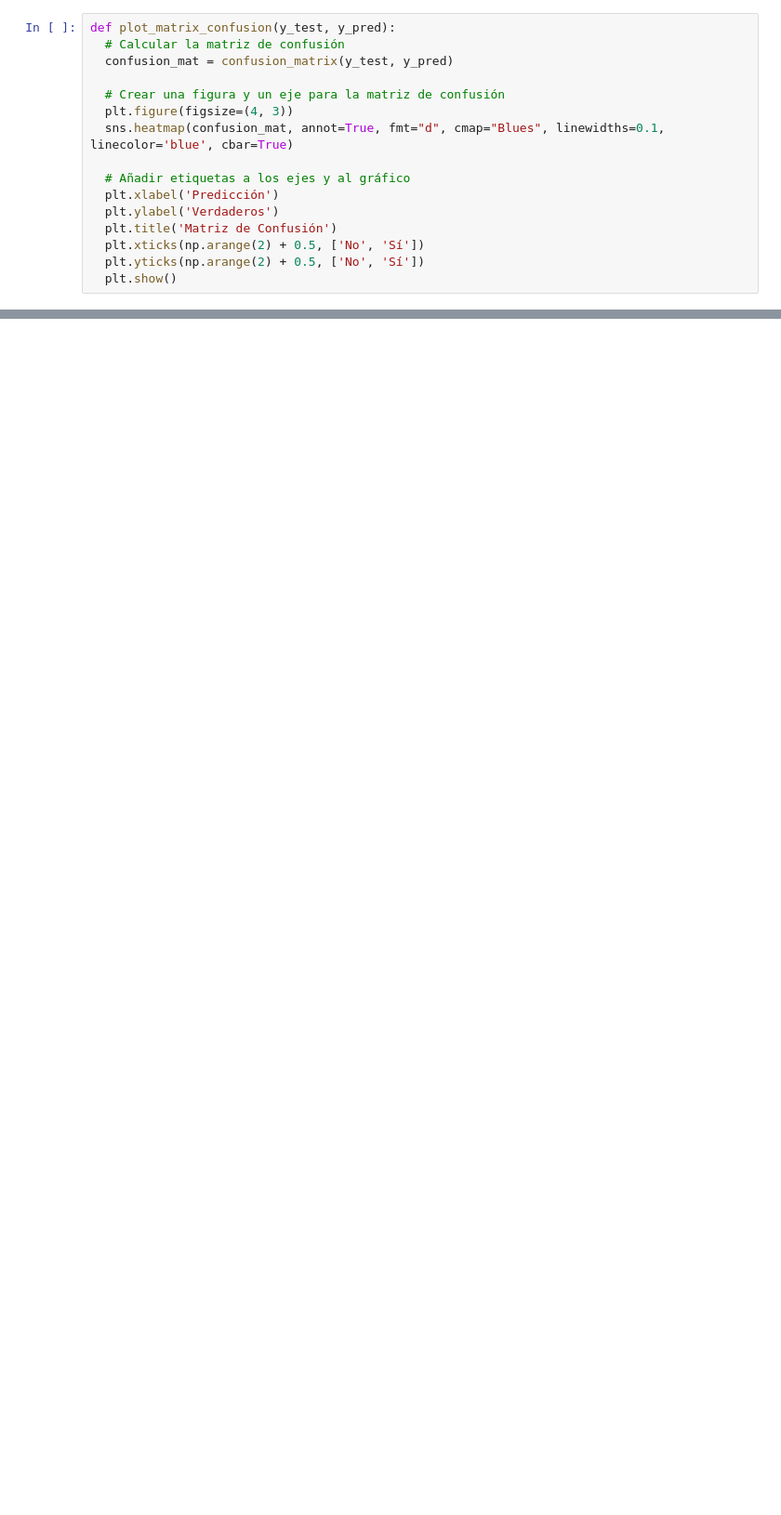
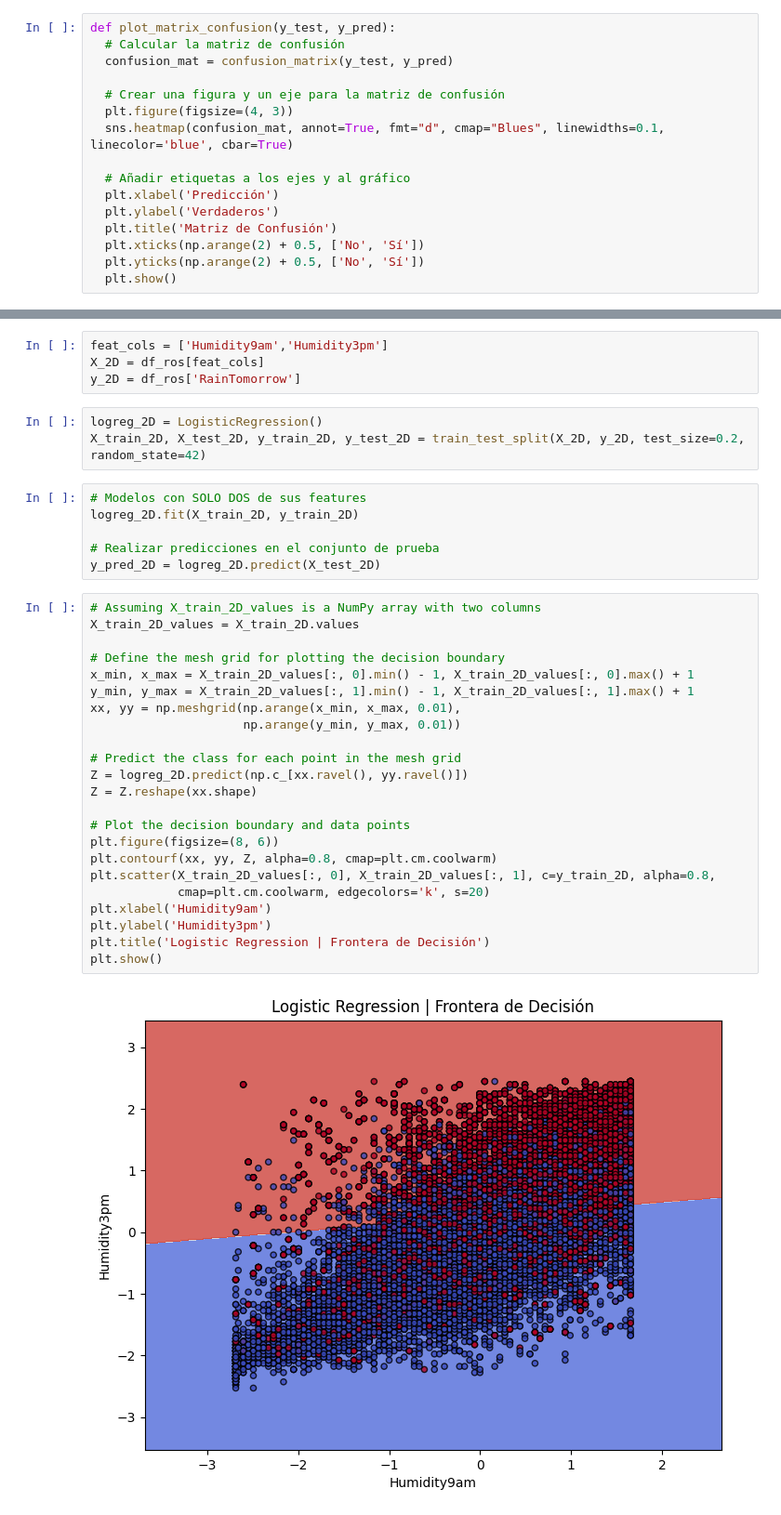
Before and after one commit to itssofiarce/AA1-TUIA-Petetta-Arce, a Jupyter notebook: TP_integrador_AA1_RL.ipynb, the cells around one changed output, grey strips where cells are left out. Shown at 93% size. Drawn from its saved outputs; the diff is of its cells as text; blank space fills up the shorter version.

```diff
--- a/TP_integrador_AA1_RL.ipynb
+++ b/TP_integrador_AA1_RL.ipynb
@@ -455,0 +555,38 @@ Hay overfitting porque mi modelo funciona un poco mejor para mi conjunto de trai
+# %%
+feat_cols = ['Humidity9am','Humidity3pm']
+X_2D = df_ros[feat_cols]
+y_2D = df_ros['RainTomorrow']
+# %%
+logreg_2D = LogisticRegression()
+X_train_2D, X_test_2D, y_train_2D, y_test_2D = train_test_split(X_2D, y_2D, test_size=0.2, random_state=42)
+# %%
+# Modelos con SOLO DOS de sus features
+logreg_2D.fit(X_train_2D, y_train_2D)
+
+# Realizar predicciones en el conjunto de prueba
+y_pred_2D = logreg_2D.predict(X_test_2D)
+# %%
+# Assuming X_train_2D_values is a NumPy array with two columns
+X_train_2D_values = X_train_2D.values
+
+# Define the mesh grid for plotting the decision boundary
+x_min, x_max = X_train_2D_values[:, 0].min() - 1, X_train_2D_values[:, 0].max() + 1
+y_min, y_max = X_train_2D_values[:, 1].min() - 1, X_train_2D_values[:, 1].max() + 1
+xx, yy = np.meshgrid(np.arange(x_min, x_max, 0.01),
+                     np.arange(y_min, y_max, 0.01))
+
+# Predict the class for each point in the mesh grid
+Z = logreg_2D.predict(np.c_[xx.ravel(), yy.ravel()])
+Z = Z.reshape(xx.shape)
+
+# Plot the decision boundary and data points
+plt.figure(figsize=(8, 6))
+plt.contourf(xx, yy, Z, alpha=0.8, cmap=plt.cm.coolwarm)
+plt.scatter(X_train_2D_values[:, 0], X_train_2D_values[:, 1], c=y_train_2D, alpha=0.8,
+            cmap=plt.cm.coolwarm, edgecolors='k', s=20)
+plt.xlabel('Humidity9am')
+plt.ylabel('Humidity3pm')
+plt.title('Logistic Regression | Frontera de Decisión')
+plt.show()
+# %% [output]
+[figure, added]
```
Also changed, not shown: parts of 38 cells of this notebook.
